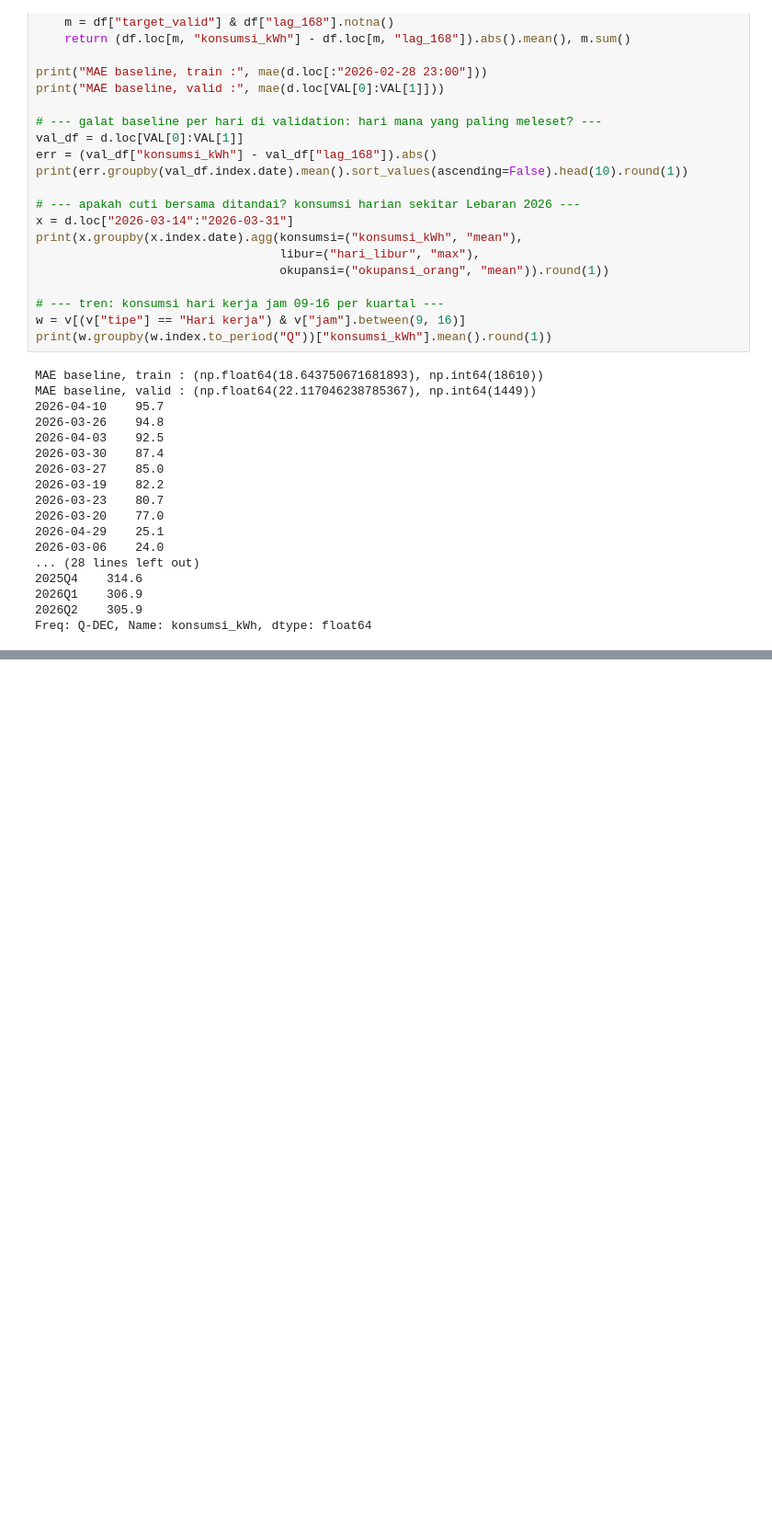
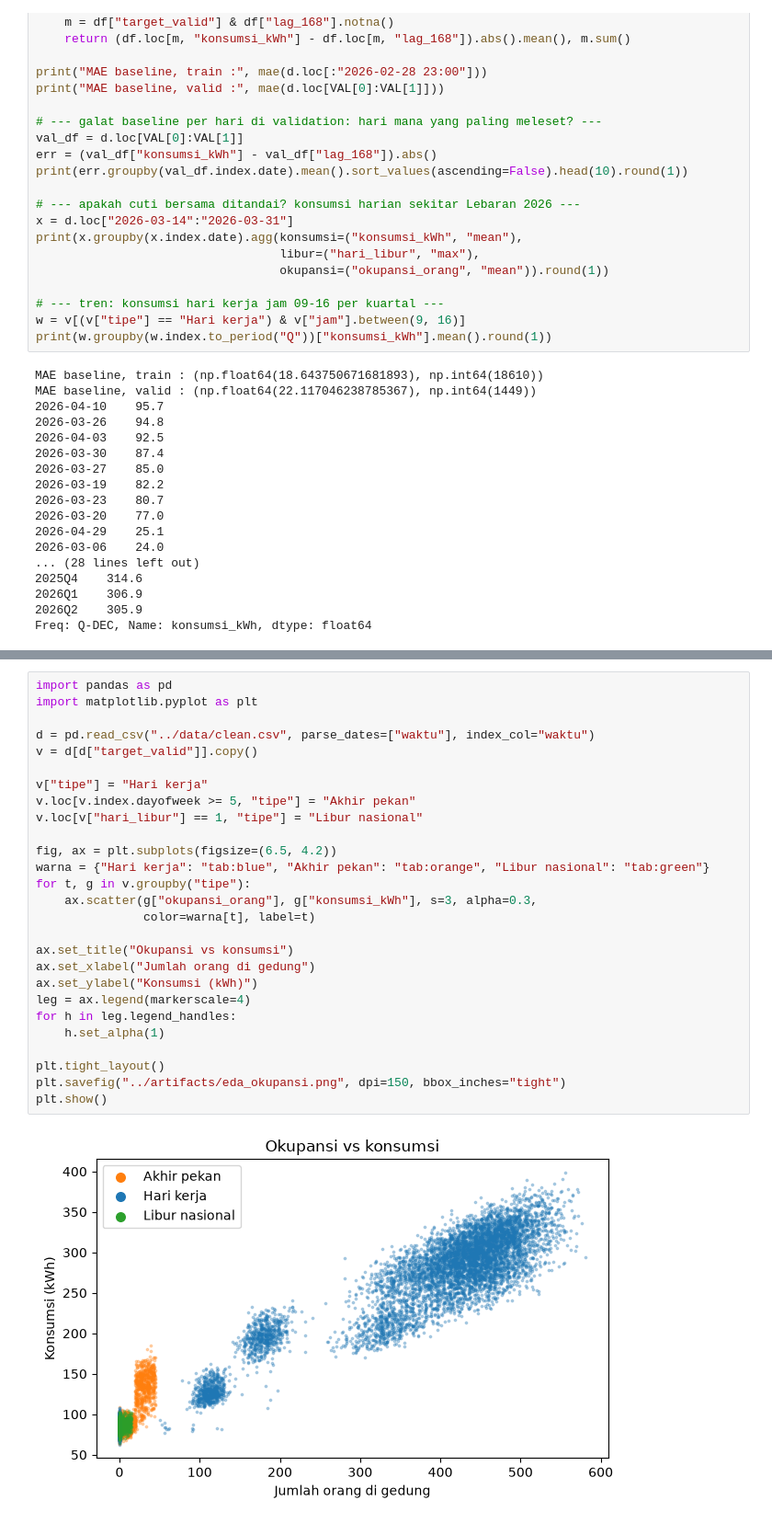
Before and after one commit to Danlions/Building_Energy_Consumption, a Jupyter notebook: notebooks/01_eda.ipynb, the cells around one changed output, grey strips where cells are left out. Shown at 92% size. Saved outputs shown, nothing was run; the diff lists cells and outputs as text; blank space fills up the shorter version.

```diff
--- a/notebooks/01_eda.ipynb
+++ b/notebooks/01_eda.ipynb
@@ -328,0 +359,29 @@ Freq: Q-DEC, Name: konsumsi_kWh, dtype: float64
+# %%
+import pandas as pd
+import matplotlib.pyplot as plt
+
+d = pd.read_csv("../data/clean.csv", parse_dates=["waktu"], index_col="waktu")
+v = d[d["target_valid"]].copy()
+
+v["tipe"] = "Hari kerja"
+v.loc[v.index.dayofweek >= 5, "tipe"] = "Akhir pekan"
+v.loc[v["hari_libur"] == 1, "tipe"] = "Libur nasional"
+
+fig, ax = plt.subplots(figsize=(6.5, 4.2))
+warna = {"Hari kerja": "tab:blue", "Akhir pekan": "tab:orange", "Libur nasional": "tab:green"}
+for t, g in v.groupby("tipe"):
+    ax.scatter(g["okupansi_orang"], g["konsumsi_kWh"], s=3, alpha=0.3,
+               color=warna[t], label=t)
+
+ax.set_title("Okupansi vs konsumsi")
+ax.set_xlabel("Jumlah orang di gedung")
+ax.set_ylabel("Konsumsi (kWh)")
+leg = ax.legend(markerscale=4)
+for h in leg.legend_handles:
+    h.set_alpha(1)
+
+plt.tight_layout()
+plt.savefig("../artifacts/eda_okupansi.png", dpi=150, bbox_inches="tight")
+plt.show()
+# %% [output]
+[figure, added]
```
Also changed, not shown: parts of 2 cells of this notebook, 1 other file.
